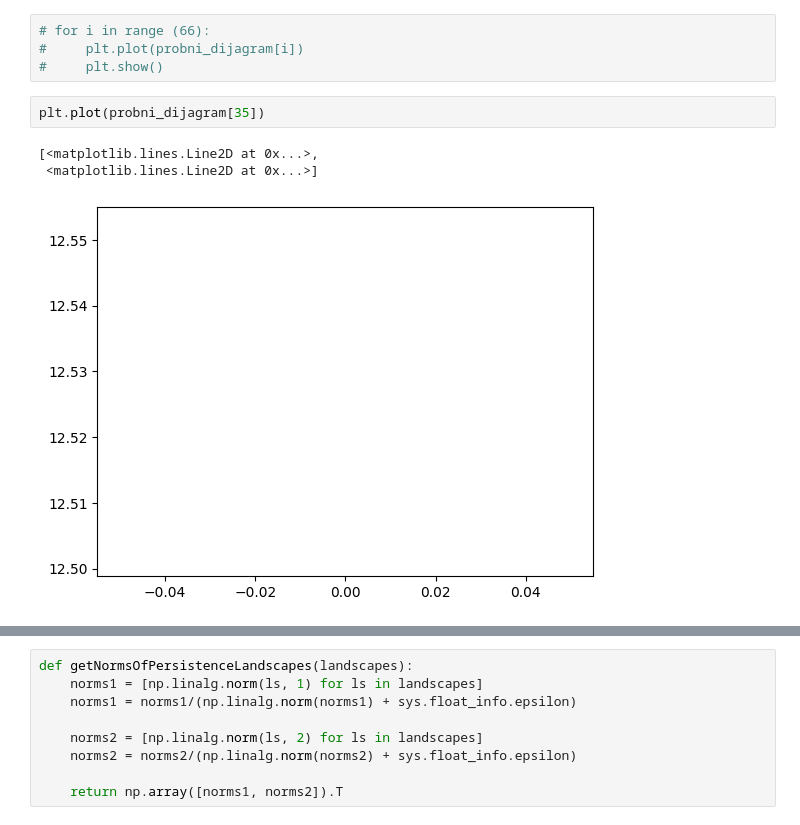
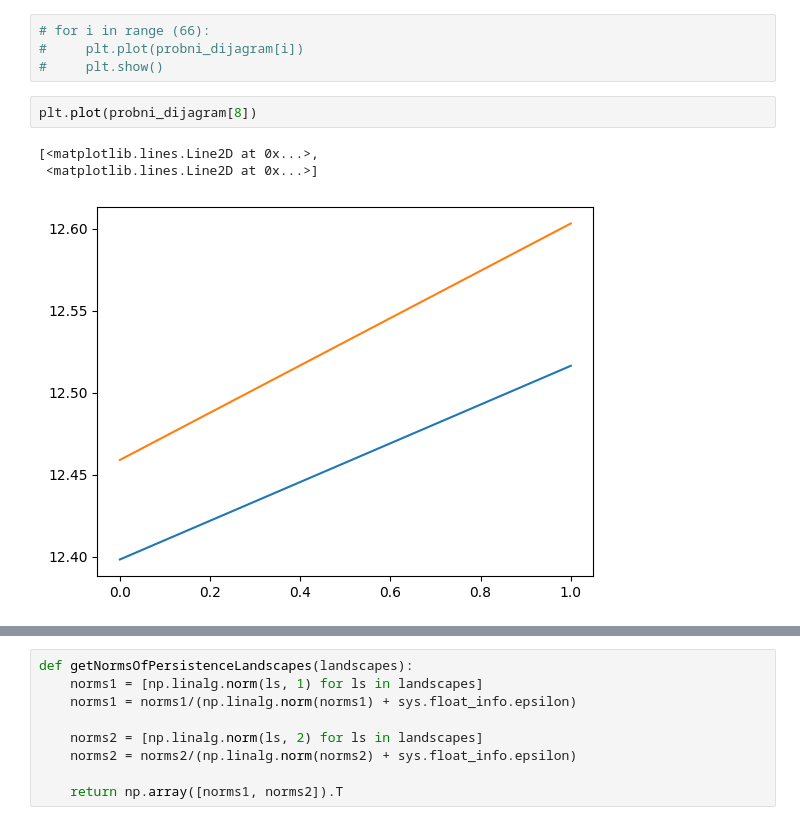
Before and after one commit to ZmijaZ/Sleep-Wake-classification, a Jupyter notebook: data_generation.ipynb, the cells around one changed output, grey strips where cells are left out. Cells and saved outputs as stored; diff of their text form.

```diff
--- a/data_generation.ipynb
+++ b/data_generation.ipynb
@@ -105,8 +135,8 @@ probni_dijagram = getAllPersistenceDiagrams(usable_data, 7, True)
 #     plt.plot(probni_dijagram[i])
 #     plt.show()
 # %%
-plt.plot(probni_dijagram[35])
+plt.plot(probni_dijagram[8])
 # %% [output]
 [<matplotlib.lines.Line2D at 0x...>,
  <matplotlib.lines.Line2D at 0x...>]
-[figure, old version]
+[figure, new version]
```
Also changed, not shown: parts of 23 cells of this notebook.
